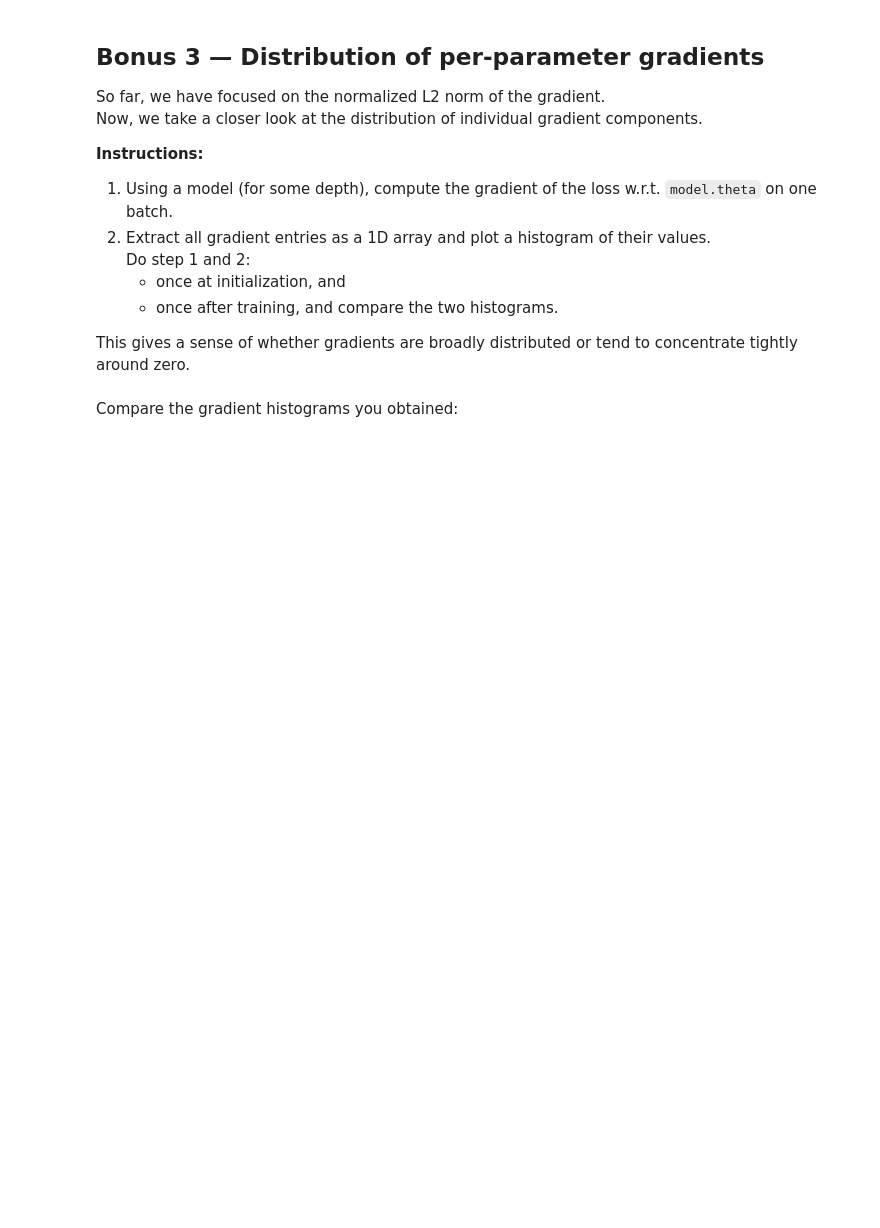
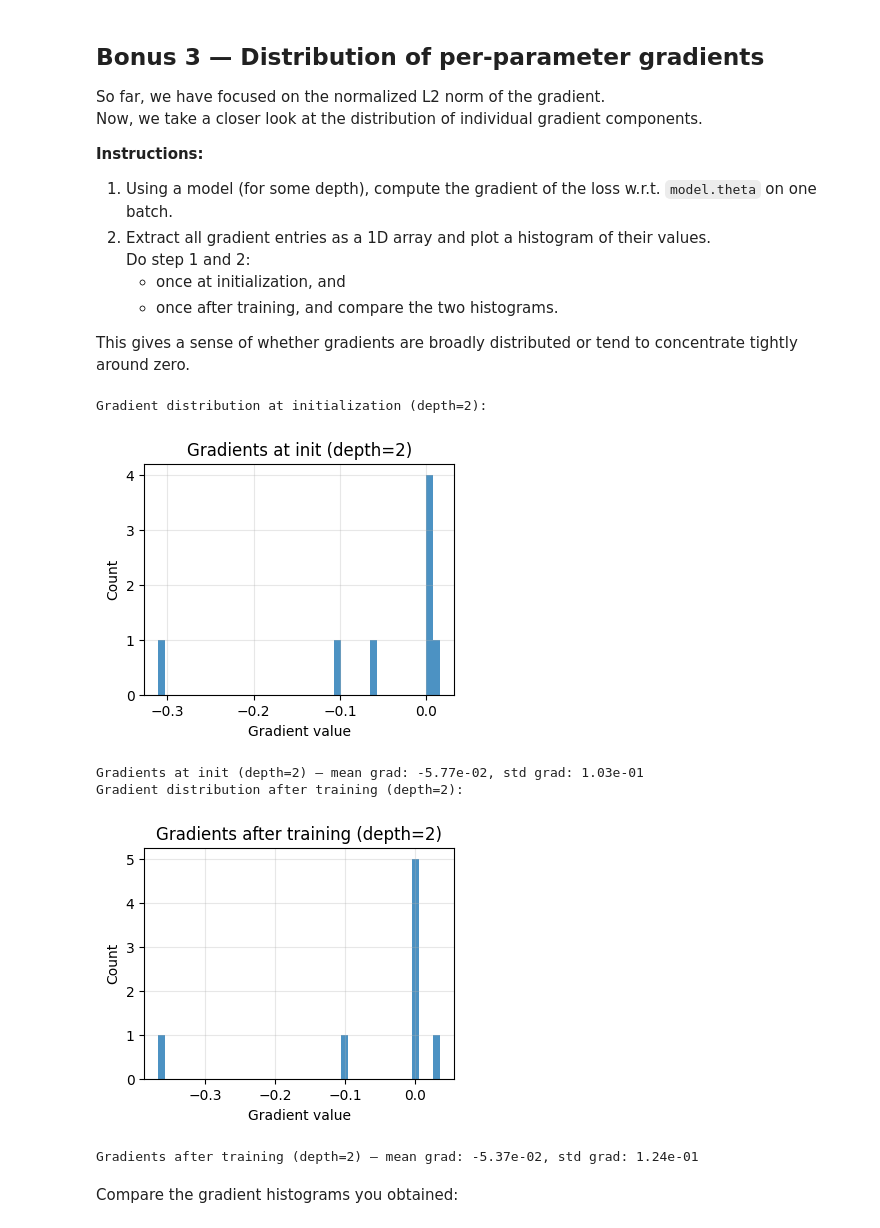
Before and after one commit to Glowster/DD2368, a Jupyter notebook: assignment3/assignment-3.ipynb, the cells around one changed output. Saved outputs shown, nothing was run; the diff lists cells and outputs as text; code cells hidden in the pictures; blank space fills up the shorter version.

```diff
--- a/assignment3/assignment-3.ipynb
+++ b/assignment3/assignment-3.ipynb
@@ -774,9 +758,27 @@ for epoch in range(1, n_epochs_bonus + 1):
     model_train.train()
     epoch_loss = 0.0
     # -----YOUR CODE HERE-----
+    for xb, yb in train_loader:
+        xb = xb.to(device_torch)
+        yb = yb.to(device_torch)
+
+        optimizer.zero_grad()
+        out = model(xb)
+        loss = criterion(out, yb)
+        loss.backward()
+        optimizer.step()
+
+        epoch_loss += loss.item() * xb.size(0)
+    epoch_loss /= len(train_loader.dataset)
+
+
+    grad_theta = model.theta.grad  # tensor with same shape as theta
+    g_norm = torch.norm(grad_theta).item() / math.sqrt(grad_theta.numel())
+
 
     # ---YOUR CODE ENDS HERE---
     grad_norms_epochs.append(g_norm)
+    losses_epochs.append(epoch_loss)
 
     print(f"Epoch {epoch:02d}/{n_epochs_bonus} - Loss: {epoch_loss:.4f}, Grad norm: {g_norm:.4e}")
 
@@ -848,37 +850,47 @@ def gradient_histogram(model, data_loader, criterion, device=device_torch, title
     yb = yb.to(device)
 
     # -----YOUR CODE HERE-----
-
+    model.zero_grad()
+    preds = model(xb)
+    loss = criterion(preds, yb)
+    loss.backward()
     # ---YOUR CODE ENDS HERE---
 
     grad_vals = model.theta.grad.detach().cpu().numpy().ravel()
 
     plt.figure(figsize=(4, 3))
     plt.hist(grad_vals, bins=40, alpha=0.8)
     plt.xlabel("Gradient value")
     plt.ylabel("Count")
     plt.title(title)
     plt.grid(alpha=0.3)
     plt.show()
 
     print(f"{title} — mean grad: {grad_vals.mean():.2e}, std grad: {grad_vals.std():.2e}")
     return grad_vals
 
 criterion = nn.BCELoss()
 depth = 2
 # Example: histogram at initialization for specific depth
 model_init = make_qnn_model(depth, n_qubits)
 print("Gradient distribution at initialization (depth=2):")
 _ = gradient_histogram(model_init, train_loader, criterion, device=device_torch,
                        title="Gradients at init (depth=2)")
 
 # Example: histogram after training for depth=2 (reuse model_train from Bonus A.2 if available)
 try:
     print("Gradient distribution after training (depth=2):")
     _ = gradient_histogram(model_train, train_loader, criterion, device=device_torch,
                            title="Gradients after training (depth=2)")
 except NameError:
     print("model_train not found. Run Bonus A.2 first or train a model for this analysis.")
+# %% [output]
+Gradient distribution at initialization (depth=2):
+[figure, added]
+Gradients at init (depth=2) — mean grad: -5.77e-02, std grad: 1.03e-01
+Gradient distribution after training (depth=2):
+[figure, added]
+Gradients after training (depth=2) — mean grad: -5.37e-02, std grad: 1.24e-01
 # %% [markdown]
 Compare the gradient histograms you obtained:
 # %% [markdown]
```
Also changed, not shown: parts of 21 cells of this notebook.
